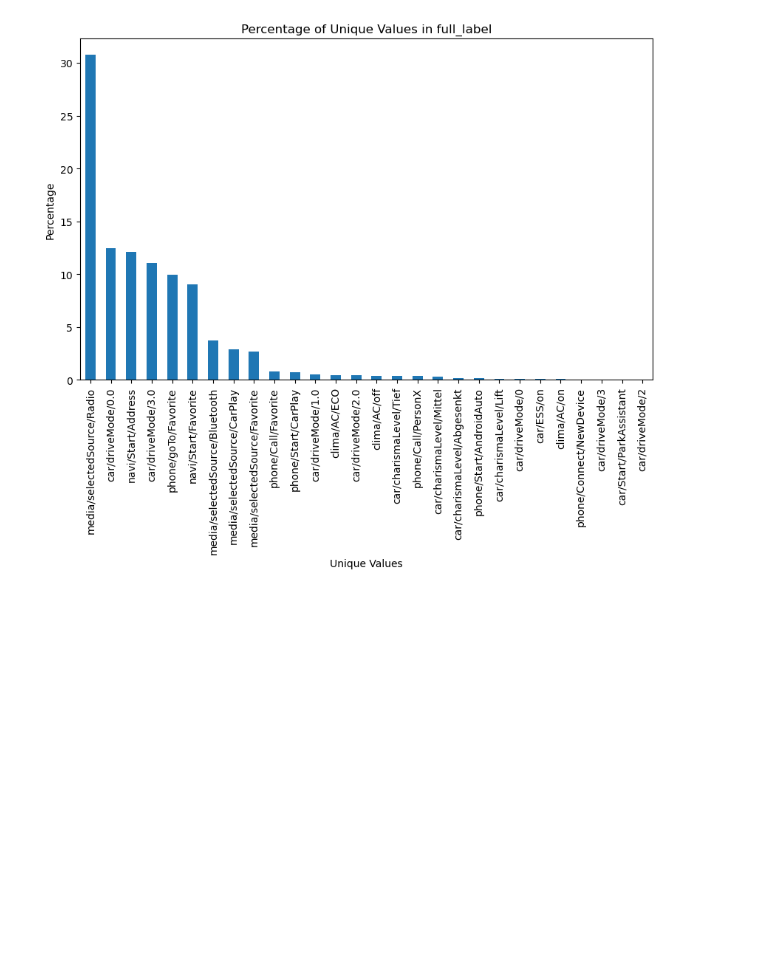
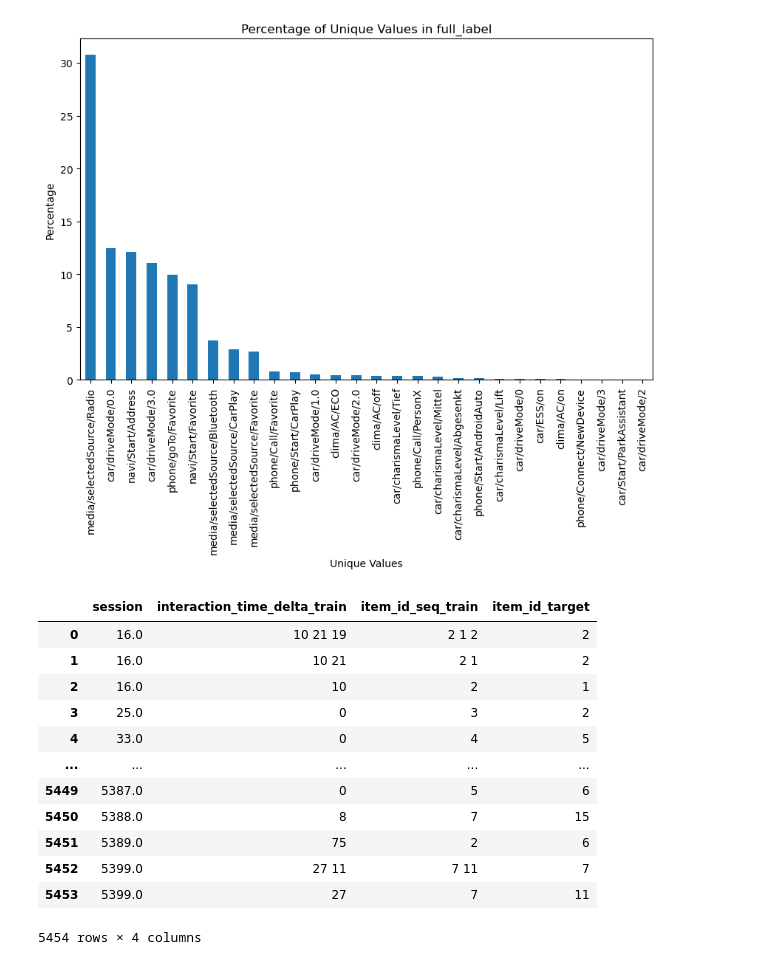
Before and after one commit to sreeragvn/CARSI-II-Master-Thesis-Context-Aware-Recsys, a Jupyter notebook: preprocessing/05_sequencing.ipynb, the cells around one changed output. Drawn from its saved outputs; the diff is of its cells as text; code cells hidden in the pictures; blank space fills up the shorter version.

```diff
--- a/preprocessing/05_sequencing.ipynb
+++ b/preprocessing/05_sequencing.ipynb
@@ -175,3 +176,19 @@ df_exploded['item_id_target'] = df_exploded['sequence'].apply(lambda x: x[-1] if
 df_exploded = df_exploded.dropna(subset=['item_id_target'])
 df_exploded['item_id_target'] = df_exploded['item_id_target'].astype(int)
 df_exploded = df_exploded.drop(columns=['sequence', 'time_delta', 'time_delta_list'])
+# %%
+df_exploded
+# %% [output]
+|  | session | interaction_time_delta_train | item_id_seq_train | item_id_target |
+| 0 | 16.0 | 10 21 19 | 2 1 2 | 2 |
+| 1 | 16.0 | 10 21 | 2 1 | 2 |
+| 2 | 16.0 | 10 | 2 | 1 |
+| 3 | 25.0 | 0 | 3 | 2 |
+| 4 | 33.0 | 0 | 4 | 5 |
+| ... | ... | ... | ... | ... |
+| 5449 | 5387.0 | 0 | 5 | 6 |
+| 5450 | 5388.0 | 8 | 7 | 15 |
+| 5451 | 5389.0 | 75 | 2 | 6 |
+| 5452 | 5399.0 | 27 11 | 7 11 | 7 |
+| 5453 | 5399.0 | 27 | 7 | 11 |
+5454 rows × 4 columns
```
Also changed, not shown: parts of 5 cells of this notebook, 12 other files.
